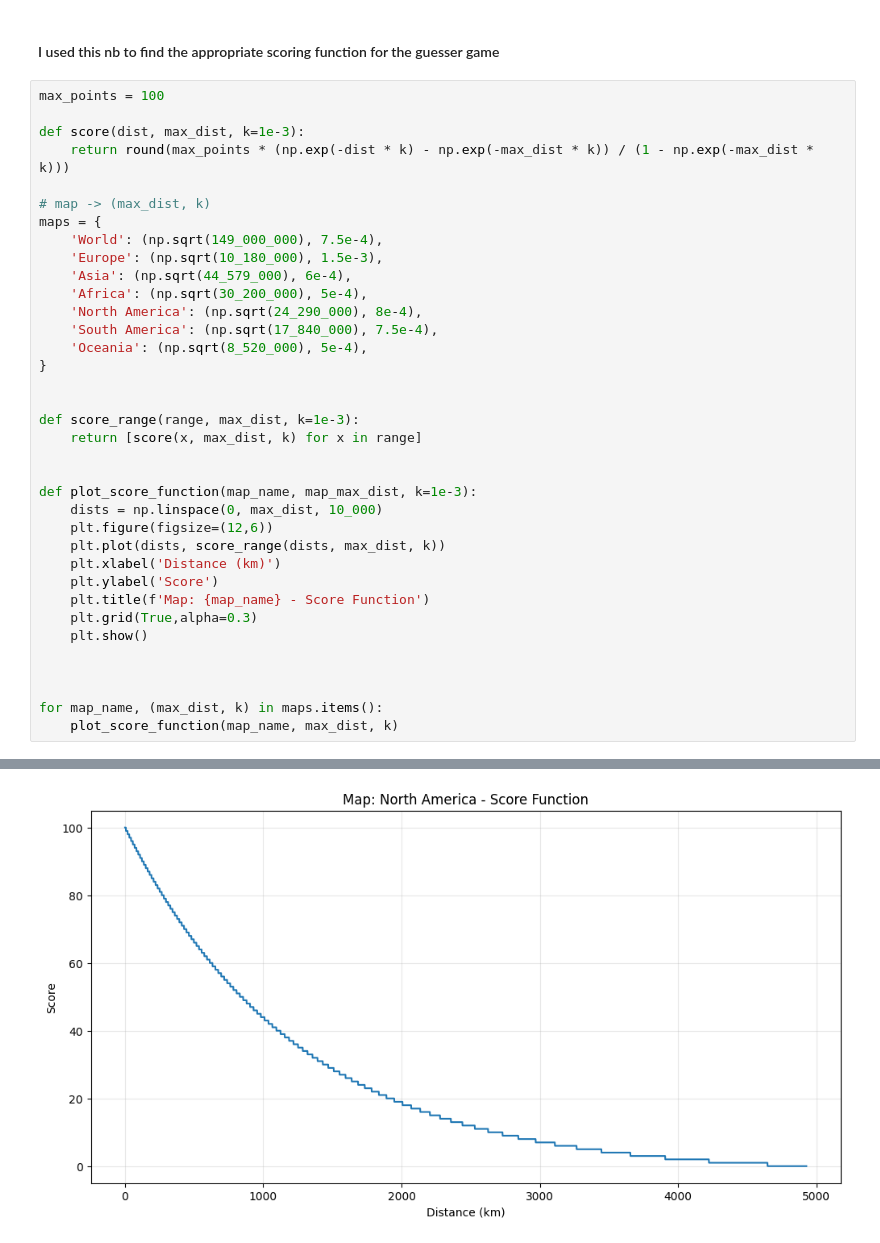
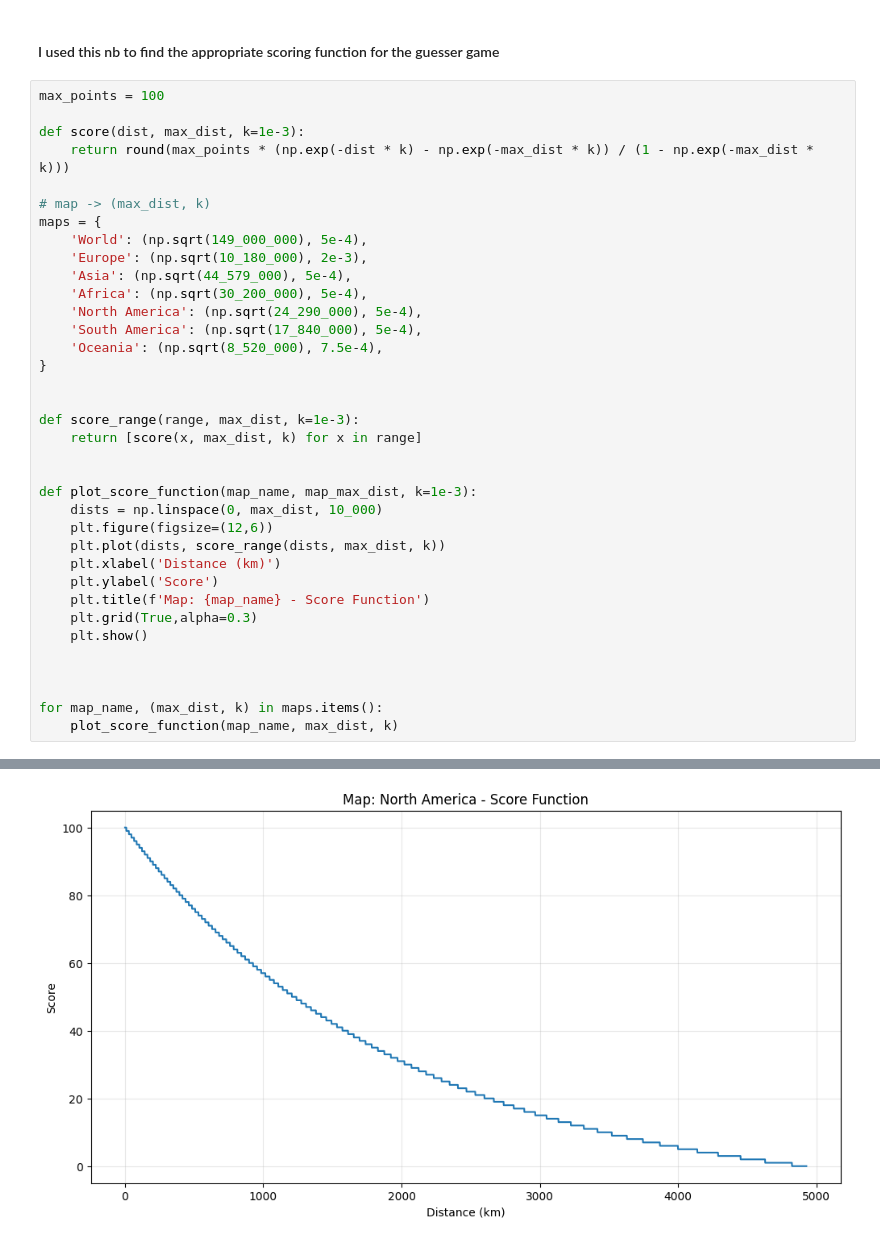
Before and after one commit to AndriVidars/location-guesser, a Jupyter notebook: scripts/model_score_function.ipynb, the cells around one changed output, grey strips where cells are left out. Saved outputs shown, nothing was run; the diff lists cells and outputs as text.

```diff
--- a/scripts/model_score_function.ipynb
+++ b/scripts/model_score_function.ipynb
@@ -11,13 +11,13 @@ def score(dist, max_dist, k=1e-3):
 
 # map -> (max_dist, k)
 maps = {
-    'World': (np.sqrt(149_000_000), 7.5e-4),
-    'Europe': (np.sqrt(10_180_000), 1.5e-3),
-    'Asia': (np.sqrt(44_579_000), 6e-4),
+    'World': (np.sqrt(149_000_000), 5e-4),
+    'Europe': (np.sqrt(10_180_000), 2e-3),
+    'Asia': (np.sqrt(44_579_000), 5e-4),
     'Africa': (np.sqrt(30_200_000), 5e-4),
-    'North America': (np.sqrt(24_290_000), 8e-4),
-    'South America': (np.sqrt(17_840_000), 7.5e-4),
-    'Oceania': (np.sqrt(8_520_000), 5e-4),
+    'North America': (np.sqrt(24_290_000), 5e-4),
+    'South America': (np.sqrt(17_840_000), 5e-4),
+    'Oceania': (np.sqrt(8_520_000), 7.5e-4),
 }
 
 
@@ -46,2 +46,2 @@ for map_name, (max_dist, k) in maps.items():
 [figure]
-[figure, old version]
+[figure, new version]
```
Also changed, not shown: parts of 1 cell of this notebook, 5 other files.
